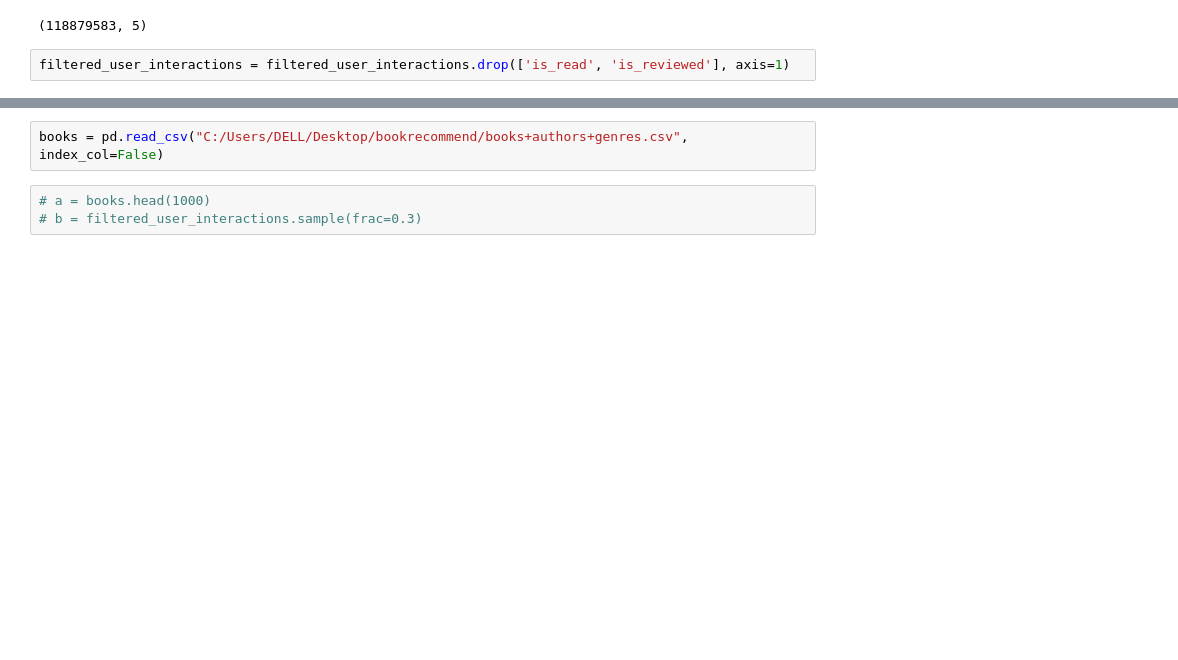
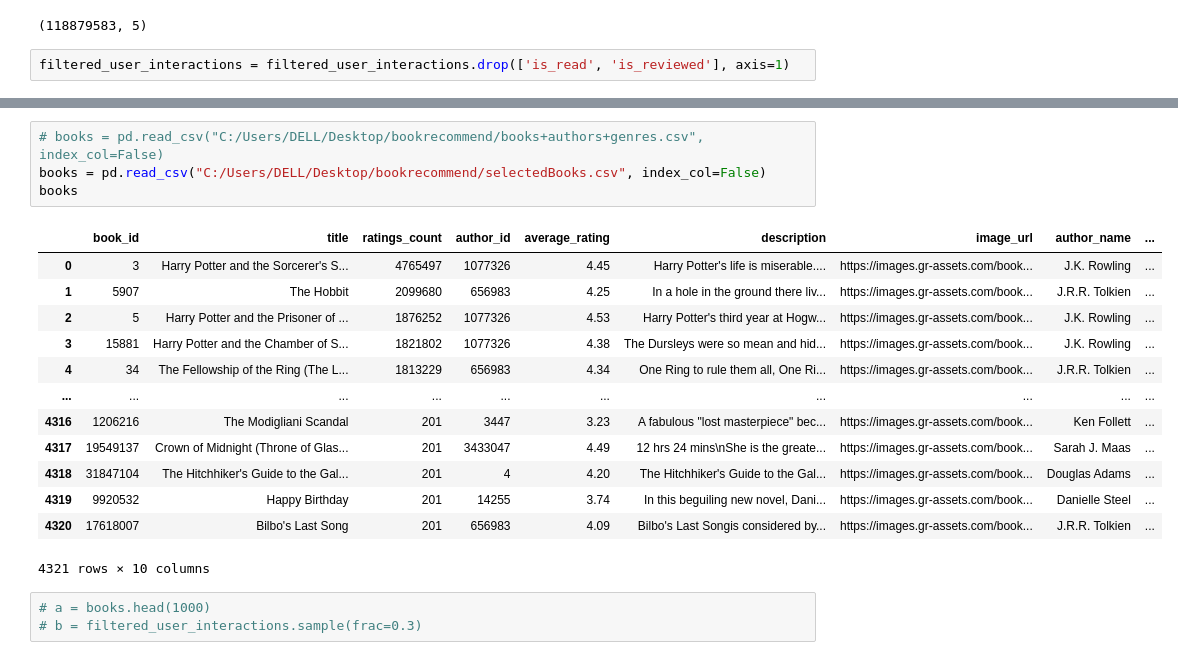
Before and after one commit to kitarp07/book_recommend, a Jupyter notebook: collaborative_filtering.ipynb, the cells around one changed output, grey strips where cells are left out. Saved outputs shown, nothing was run; the diff lists cells and outputs as text; blank space fills up the shorter version.

```diff
--- a/collaborative_filtering.ipynb
+++ b/collaborative_filtering.ipynb
@@ -92,5 +94,21 @@ filtered_user_interactions
 # %%
-books = pd.read_csv("C:/Users/DELL/Desktop/bookrecommend/books+authors+genres.csv", index_col=False)
+# books = pd.read_csv("C:/Users/DELL/Desktop/bookrecommend/books+authors+genres.csv", index_col=False)
+books = pd.read_csv("C:/Users/DELL/Desktop/bookrecommend/selectedBooks.csv", index_col=False)
+books
+# %% [output]
+|  | book_id | title | ratings_count | author_id | average_rating | description | image_url | author_name | ... |
+| 0 | 3 | Harry Potter and the Sorcerer's S... | 4765497 | 1077326 | 4.45 | Harry Potter's life is miserable.... | https://images.gr-assets.com/book... | J.K. Rowling | ... |
+| 1 | 5907 | The Hobbit | 2099680 | 656983 | 4.25 | In a hole in the ground there liv... | https://images.gr-assets.com/book... | J.R.R. Tolkien | ... |
+| 2 | 5 | Harry Potter and the Prisoner of ... | 1876252 | 1077326 | 4.53 | Harry Potter's third year at Hogw... | https://images.gr-assets.com/book... | J.K. Rowling | ... |
+| 3 | 15881 | Harry Potter and the Chamber of S... | 1821802 | 1077326 | 4.38 | The Dursleys were so mean and hid... | https://images.gr-assets.com/book... | J.K. Rowling | ... |
+| 4 | 34 | The Fellowship of the Ring (The L... | 1813229 | 656983 | 4.34 | One Ring to rule them all, One Ri... | https://images.gr-assets.com/book... | J.R.R. Tolkien | ... |
+| ... | ... | ... | ... | ... | ... | ... | ... | ... | ... |
+| 4316 | 1206216 | The Modigliani Scandal | 201 | 3447 | 3.23 | A fabulous "lost masterpiece" bec... | https://images.gr-assets.com/book... | Ken Follett | ... |
+| 4317 | 19549137 | Crown of Midnight (Throne of Glas... | 201 | 3433047 | 4.49 | 12 hrs 24 mins\nShe is the greate... | https://images.gr-assets.com/book... | Sarah J. Maas | ... |
+| 4318 | 31847104 | The Hitchhiker's Guide to the Gal... | 201 | 4 | 4.20 | The Hitchhiker's Guide to the Gal... | https://images.gr-assets.com/book... | Douglas Adams | ... |
+| 4319 | 9920532 | Happy Birthday | 201 | 14255 | 3.74 | In this beguiling new novel, Dani... | https://images.gr-assets.com/book... | Danielle Steel | ... |
+| 4320 | 17618007 | Bilbo's Last Song | 201 | 656983 | 4.09 | Bilbo's Last Songis considered by... | https://images.gr-assets.com/book... | J.R.R. Tolkien | ... |
+4321 rows × 10 columns
 # %%
 # a = books.head(1000)
 # b = filtered_user_interactions.sample(frac=0.3)
```
Also changed, not shown: parts of 15 cells of this notebook, 4 other files.
